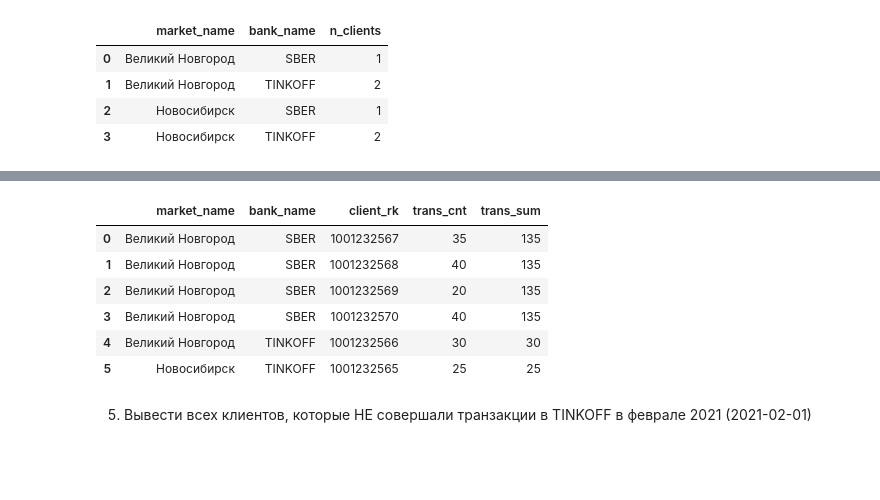
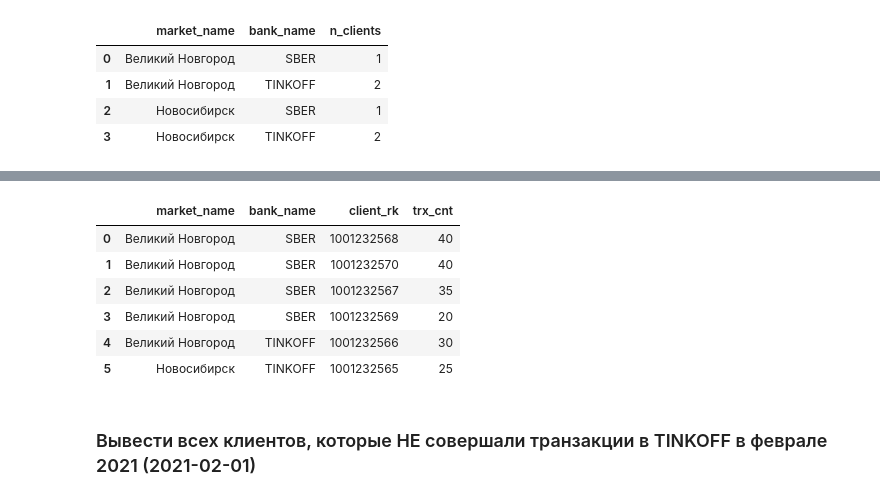
Before and after one commit to Saxsafon/Analysis, a Jupyter notebook: SQL/Interview_tasks.ipynb, the cells around one changed output, grey strips where cells are left out. Cells and saved outputs as stored; diff of their text form; code cells hidden in the pictures; blank space fills up the shorter version.

```diff
--- a/SQL/Interview_tasks.ipynb
+++ b/SQL/Interview_tasks.ipynb
@@ -609,29 +849,39 @@ pysqldf(query)
 # %%
 # TODO
 query = """
+with
+ agg_tab as (
+    select
+       market_name, bank_name,  tr.client_rk, sum(tr.trans_cnt) as trx_cnt
+    from             history_client_trans    tr
+        left join    bank_info               b    on tr.bank_id    = b.bank_id
+        left join    market_info             m    on tr.market_key = m.market_key
+    where   1=1
+            and strftime('%m', tr.time_key) = '02'
+    group by  market_name, bank_name,  tr.client_rk
+)
+, rank_tab as (
+    select
+          market_name, bank_name,  client_rk, trx_cnt
+        , dense_rank() over (partition by  market_name, bank_name order by trx_cnt desc) as trx_cnt_rank
+    from agg_tab
+)
 select
-      market_name
-    , bank_name
-    , client_rk
-    , trans_cnt
-    , sum(trans_cnt) over (partition by market_name, bank_name) as trans_sum
-from
-    history_client_trans t
-        left join bank_info b on t.bank_id = b.bank_id
-        left join market_info m on t.market_key = m.market_key
-where
-    strftime('%m', t.time_key) = '02'
+    market_name, bank_name,  client_rk, trx_cnt
+from rank_tab
+where trx_cnt_rank <= 5
+order by market_name, bank_name, trx_cnt_rank asc
 """
 
 pysqldf = lambda q: sqldf(q, globals())
 pysqldf(query)
 # %% [output]
-|  | market_name | bank_name | client_rk | trans_cnt | trans_sum |
-| 0 | Великий Новгород | SBER | 1001232567 | 35 | 135 |
-| 1 | Великий Новгород | SBER | 1001232568 | 40 | 135 |
-| 2 | Великий Новгород | SBER | 1001232569 | 20 | 135 |
-| 3 | Великий Новгород | SBER | 1001232570 | 40 | 135 |
-| 4 | Великий Новгород | TINKOFF | 1001232566 | 30 | 30 |
-| 5 | Новосибирск | TINKOFF | 1001232565 | 25 | 25 |
+|  | market_name | bank_name | client_rk | trx_cnt |
+| 0 | Великий Новгород | SBER | 1001232568 | 40 |
+| 1 | Великий Новгород | SBER | 1001232570 | 40 |
+| 2 | Великий Новгород | SBER | 1001232567 | 35 |
+| 3 | Великий Новгород | SBER | 1001232569 | 20 |
+| 4 | Великий Новгород | TINKOFF | 1001232566 | 30 |
+| 5 | Новосибирск | TINKOFF | 1001232565 | 25 |
 # %% [markdown]
-5.	Вывести всех клиентов, которые НЕ совершали транзакции в TINKOFF в феврале 2021 (2021-02-01)
+### Вывести всех клиентов, которые НЕ совершали транзакции в TINKOFF в феврале 2021 (2021-02-01)
```
Also changed, not shown: parts of 25 cells of this notebook, 5 other files.
